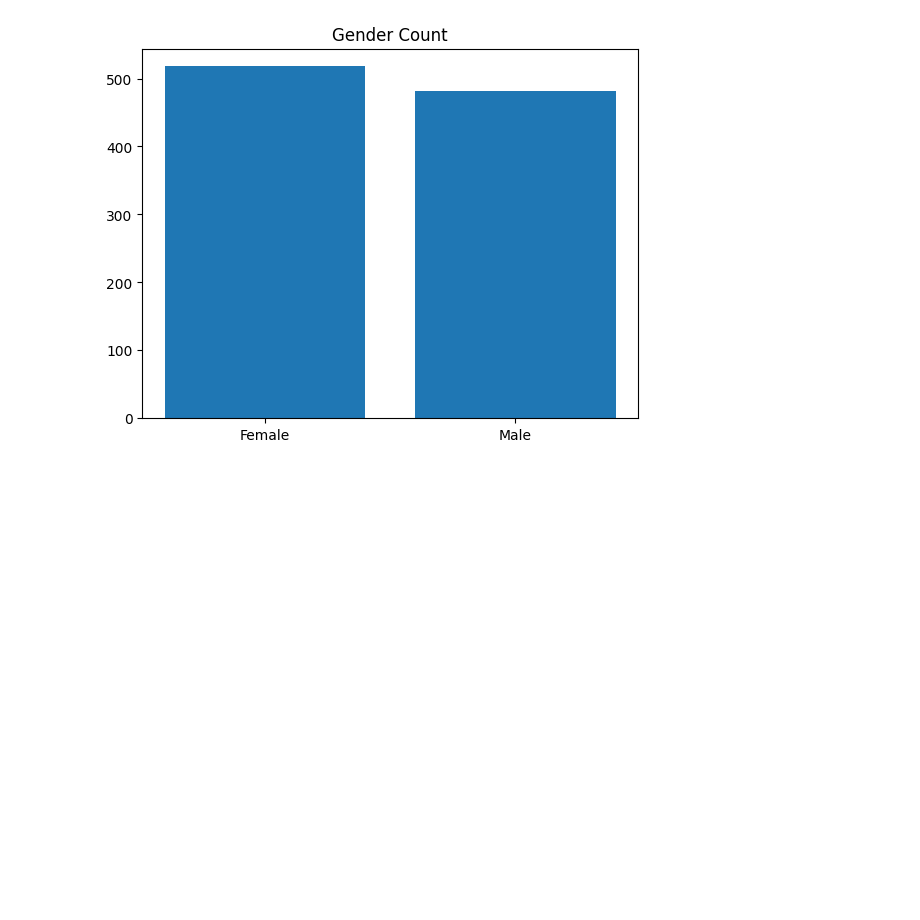
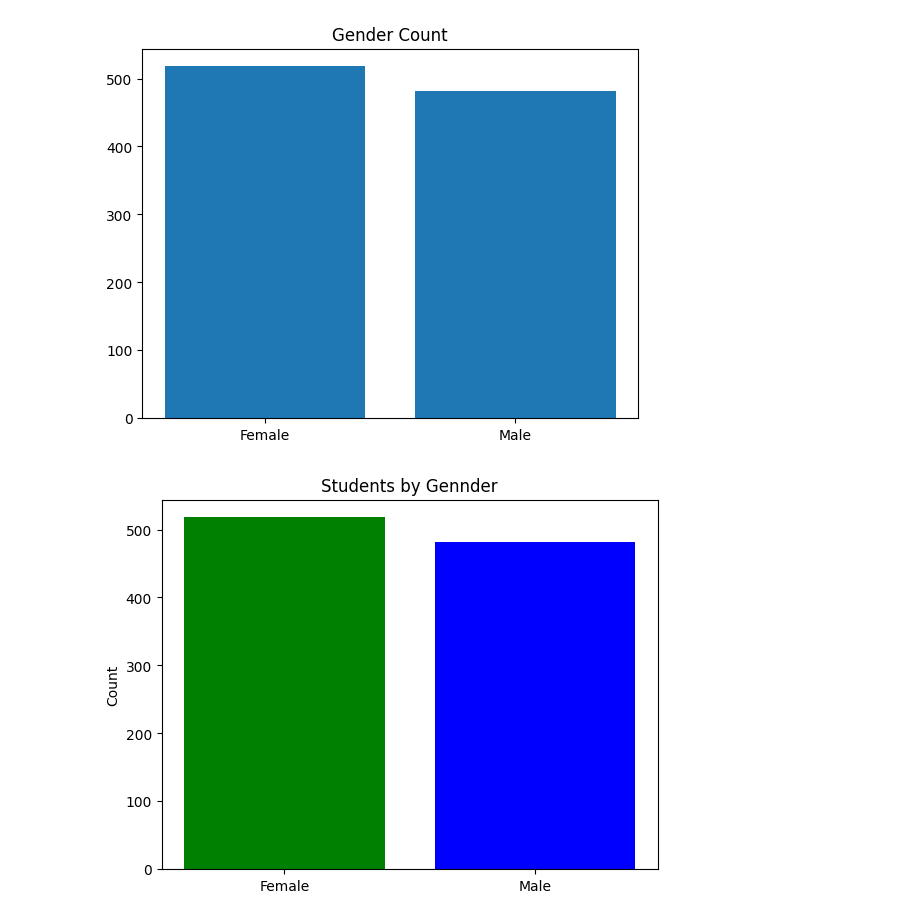
Before and after one commit to Nakib-Nasrullah/Research-Skill, a Jupyter notebook: 6_Matplotlib_and_Seaborn.ipynb, the cells around one changed output. Saved outputs shown, nothing was run; the diff lists cells and outputs as text; code cells hidden in the pictures; blank space fills up the shorter version.

```diff
--- a/6_Matplotlib_and_Seaborn.ipynb
+++ b/6_Matplotlib_and_Seaborn.ipynb
@@ -157,3 +157,11 @@ plt.title("Gender Count")
 plt.show()
 # %% [output]
 [figure]
+# %%
+# Bar chart with color
+plt.bar(['Female', 'Male'], gender_count.values, color=['green', 'blue'])
+plt.ylabel('Count')
+plt.title("Students by Gennder")
+plt.show()
+# %% [output]
+[figure, added]
```
